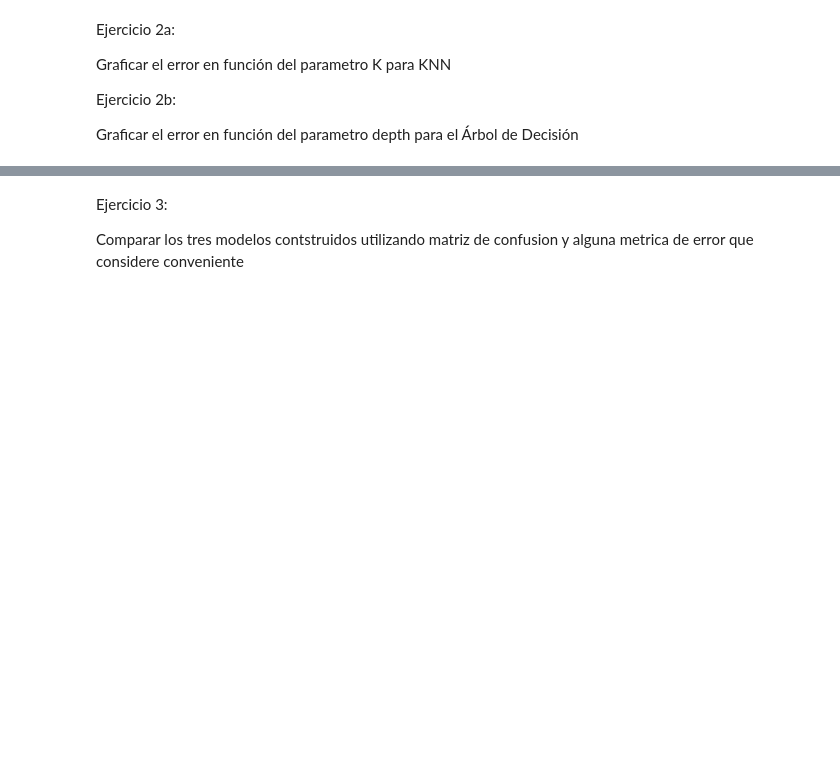
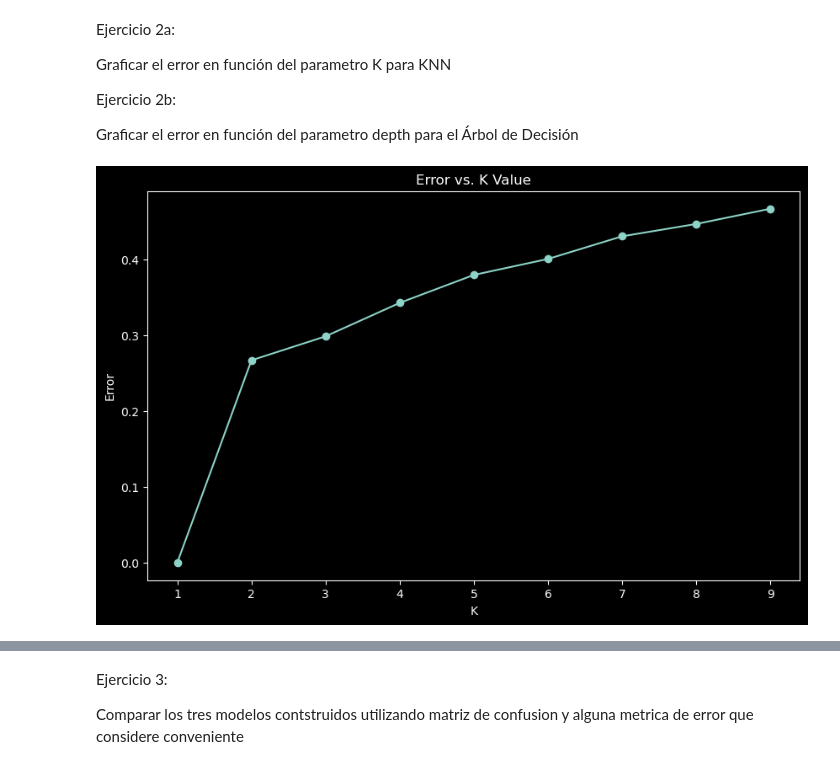
Before and after one commit to BRJoaquin/ia-obsidian, a Jupyter notebook: Machine Learning para IA/Practico/Entrega 3: Clasificacion/Entrega_3_Clasificacion.ipynb, the cells around one changed output, grey strips where cells are left out. Cells and saved outputs as stored; diff of their text form; code cells hidden in the pictures; blank space fills up the shorter version.

```diff
--- a/Machine Learning para IA/Practico/Entrega 3: Clasificacion/Entrega_3_Clasificacion.ipynb
+++ b/Machine Learning para IA/Practico/Entrega 3: Clasificacion/Entrega_3_Clasificacion.ipynb
@@ -142,0 +170,11 @@ Realizar tres clasificaciones: KNN, regresión logistica y árboles de decisión
+# %%
+# Regresion logistica
+lr = LogisticRegression(max_iter=5000)
+lr.fit(X_train, y_train)
+
+# Predicciones
+y_pred_lr = lr.predict(X_train)
+
+# Métricas
+print('Logistic Regression Accuracy:', accuracy_score(y_train, y_pred_lr))
+print(classification_report(y_train, y_pred_lr))
@@ -142,0 +199,11 @@ Realizar tres clasificaciones: KNN, regresión logistica y árboles de decisión
+# %%
+# Árboles de Decisión
+dt = DecisionTreeClassifier()
+dt.fit(X_train, y_train)
+
+# Predicciones
+y_pred_dt = dt.predict(X_train)
+
+# Métricas
+print('Decision Tree Accuracy:', accuracy_score(y_train, y_pred_dt))
+print(classification_report(y_train, y_pred_dt))
@@ -152,0 +238,23 @@ Graficar el error en función del parametro depth para el Árbol de Decisión
+# %%
+# definimos una lista de valores de K
+k_values = range(1, 10)
+# guardamos los errores
+errors = []
+
+# iteramos sobre los valores de K
+for k in tqdm(k_values):
+    knn = KNeighborsClassifier(n_neighbors=k)
+    knn.fit(X_train, y_train)
+    y_pred = knn.predict(X_train)
+    error = mean_squared_error(y_train, y_pred)
+    errors.append(error)
+
+# graficamos los errores
+plt.figure(figsize=(10,6))
+plt.plot(k_values, errors, marker='o')
+plt.xlabel('K')
+plt.ylabel('Error')
+plt.title('Error vs. K Value')
+plt.show()
+# %% [output]
+[figure, added]
```
Also changed, not shown: parts of 17 cells of this notebook, 1 other file.
